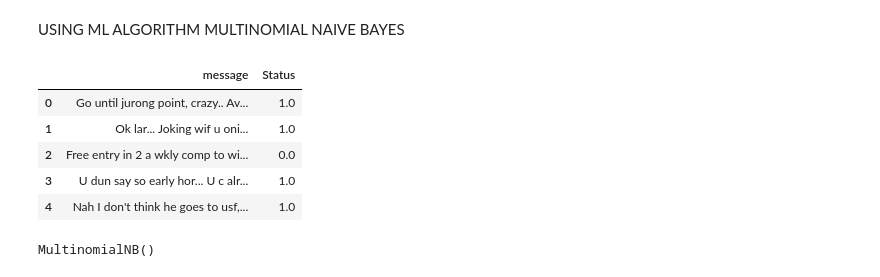
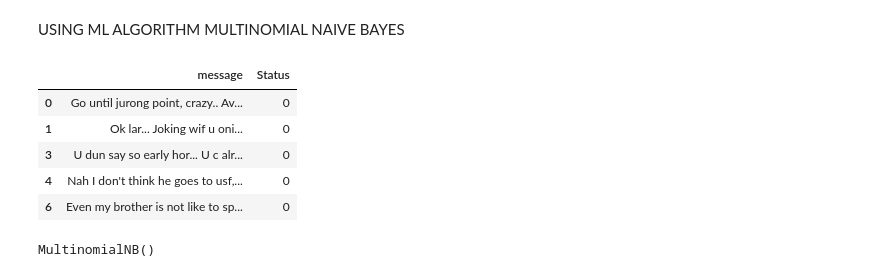
Before and after one commit to Aadithyan2003/CODSOFT, a Jupyter notebook: SMS_SPAM_DETECTION_USING_ML.ipynb, the cells around one changed output. Drawn from its saved outputs; the diff is of its cells as text; code cells hidden in the pictures.

```diff
--- a/SMS_SPAM_DETECTION_USING_ML.ipynb
+++ b/SMS_SPAM_DETECTION_USING_ML.ipynb
@@ -91,0 +99,4 @@ print(hamfiltered)
+# %%
+spam_unsampled=resample(spamfiltered,replace=True,n_samples=len(hamfiltered),random_state=123)
+mydataset=pd.concat([hamfiltered,spam_unsampled])
+print(spam_unsampled.shape,hamfiltered.shape)
@@ -126 +137,5 @@ del df['type']
+# %%
+le=LabelEncoder()
+status=le.fit(mydataset['type'])
+mydataset['Status']=le.transform(mydataset['type'])
 # %%
@@ -134,0 +150,2 @@ df.head()
+# %%
+dff=mydataset.drop(['type'],axis=1)
@@ -198,14 +215,14 @@ USING ML ALGORITHM MULTINOMIAL NAIVE BAYES
 # %%
 mnb=MultinomialNB()
 # %%
-df.head()
+dff.head()
 # %% [output]
 |  | message | Status |
-| 0 | Go until jurong point, crazy.. Av... | 1.0 |
-| 1 | Ok lar... Joking wif u oni... | 1.0 |
-| 2 | Free entry in 2 a wkly comp to wi... | 0.0 |
-| 3 | U dun say so early hor... U c alr... | 1.0 |
-| 4 | Nah I don't think he goes to usf,... | 1.0 |
+| 0 | Go until jurong point, crazy.. Av... | 0 |
+| 1 | Ok lar... Joking wif u oni... | 0 |
+| 3 | U dun say so early hor... U c alr... | 0 |
+| 4 | Nah I don't think he goes to usf,... | 0 |
+| 6 | Even my brother is not like to sp... | 0 |
 # %%
 y_train=y_train.astype('int')
 # %%
```
Also changed, not shown: parts of 22 cells of this notebook.
